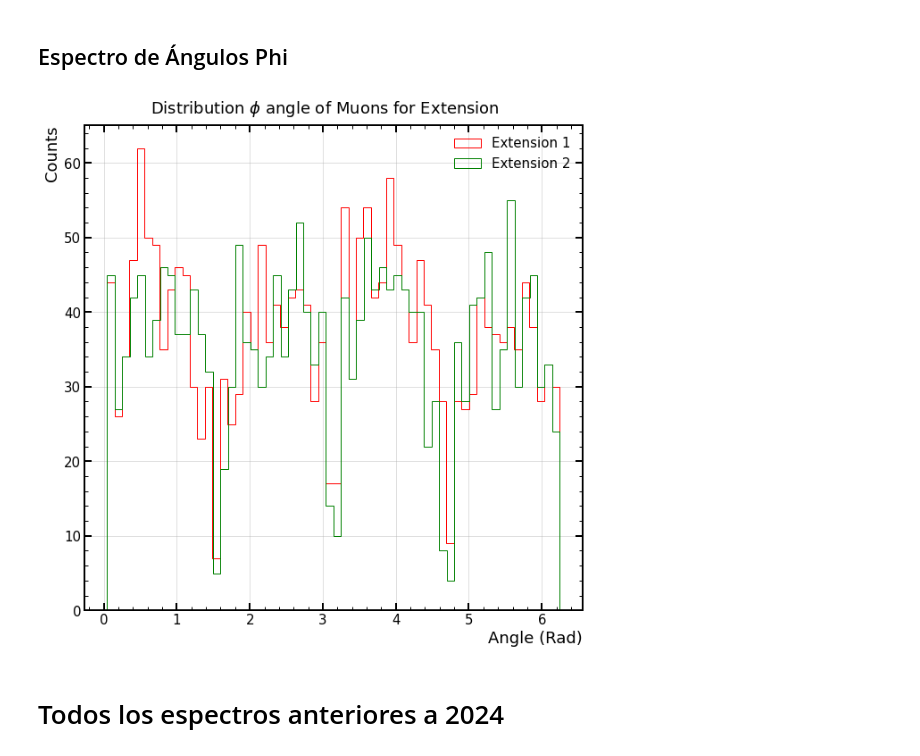
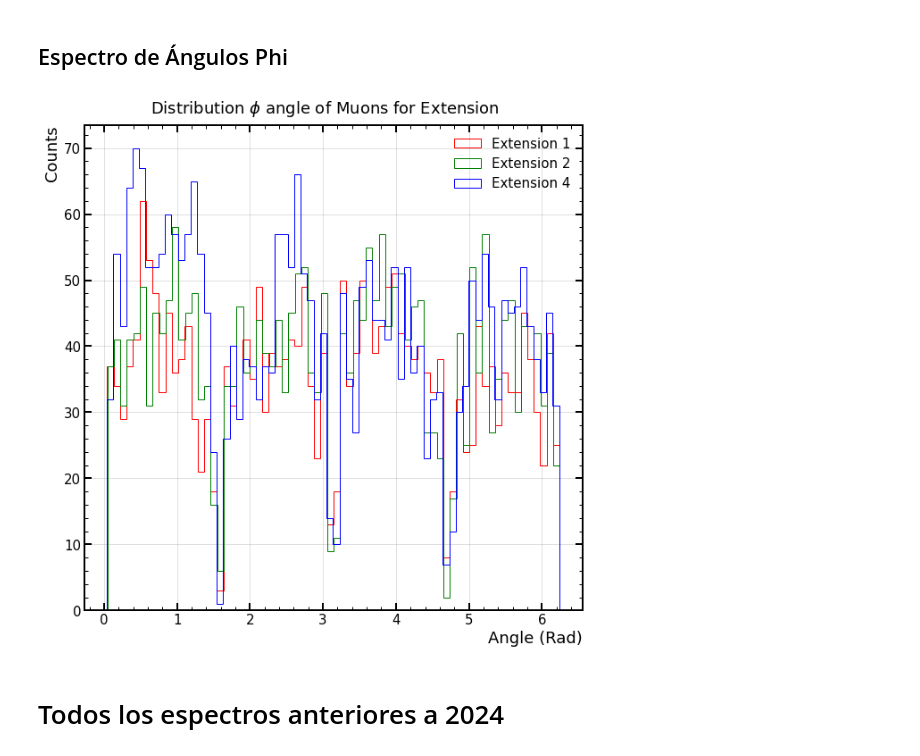
Before and after one commit to mausanram/CodigosICN, a Jupyter notebook: Catalogo_Eventos/Ajuste_Espectro.ipynb, the cells around one changed output. Cells and saved outputs as stored; diff of their text form; code cells hidden in the pictures.

```diff
--- a/Catalogo_Eventos/Ajuste_Espectro.ipynb
+++ b/Catalogo_Eventos/Ajuste_Espectro.ipynb
@@ -396,31 +517,31 @@ plt.show()
 ## Espectro de Ángulos Phi
 # %%
 fig, axs = plt.subplots(figsize = [10,10])
-BINS = 60
+BINS = 70
 
 # axs.hist(data_muons_extension_1['phi'] + data_muons_extension_2['phi'] + data_muons_extension_4['phi'], bins=BINS, color = 'k',
 #         label = 'All Extensions', histtype = 'step')
 
 axs.hist(data_muons_extension_1['phi'], bins = BINS, range= (np.min(data_muons_extension_1['phi']), np.max(data_muons_extension_1['phi'])),
             color = 'r', label= 'Extension 1', histtype = 'step')
 
 axs.hist(data_muons_extension_2['phi'], bins = BINS, range= (np.min(data_muons_extension_2['phi']), np.max(data_muons_extension_2['phi'])),
             color = 'g', label= 'Extension 2', histtype = 'step')
 
-# axs.hist(data_muons_extension_4['phi'], bins = BINS, range= (np.min(data_muons_extension_4['phi']), np.max(data_muons_extension_4['phi'])),
-#             color = 'b', label= 'Extension 4', histtype = 'step')
+axs.hist(data_muons_extension_4['phi'], bins = BINS, range= (np.min(data_muons_extension_4['phi']), np.max(data_muons_extension_4['phi'])),
+            color = 'b', label= 'Extension 4', histtype = 'step')
 
 # axs.vlines(x=0.0725, ymax=2500, ymin=0,  colors='k', linestyles='dashed',  label = 'Thickness of CCD: 0.0725 cm')
 axs.legend()
 axs.grid()
 
 # axs.set_xlim(0.065,0.2)
 axs.set_xlabel('Angle (Rad)', size = 18)
 axs.set_ylabel('Counts', size = 18)
 fig.suptitle(r'Distribution $\phi$ angle of Muons for Extension', size = 18, y=0.92)
 plt.show()
 # %% [output]
-[figure, old version]
+[figure, new version]
 # %% [markdown]
 # Todos los espectros anteriores a 2024
 # %%
```
Also changed, not shown: parts of 10 cells of this notebook.
